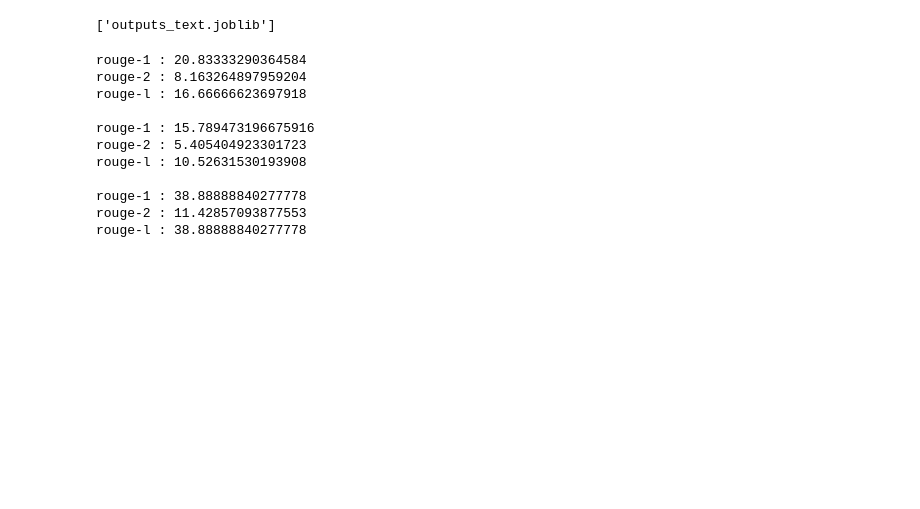
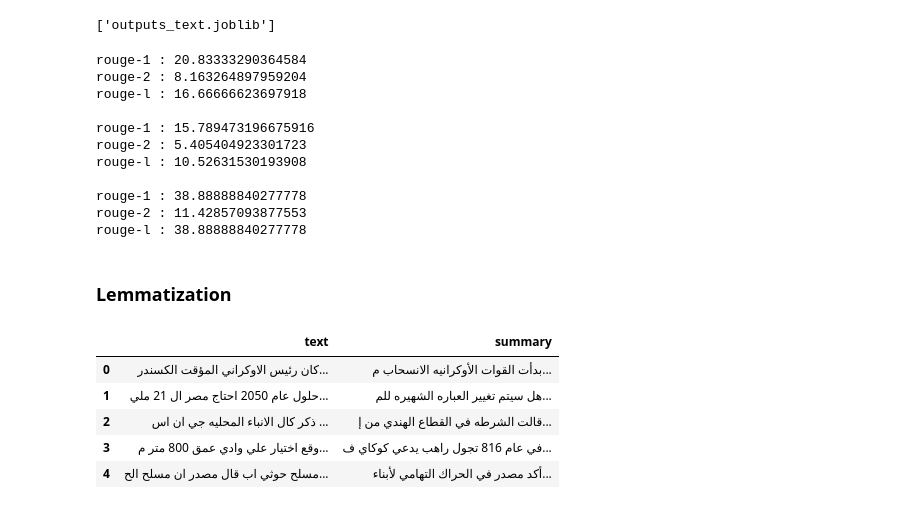
Before and after one commit to marwankhalid9876/NLP-Project, a Jupyter notebook: Training.ipynb, the cells around one changed output. Cells and saved outputs as stored; diff of their text form; code cells hidden in the pictures; blank space fills up the shorter version.

```diff
--- a/Training.ipynb
+++ b/Training.ipynb
@@ -192,3 +194,25 @@ rouge-l : 10.52631530193908
 rouge-1 : 38.88888840277778
 rouge-2 : 11.42857093877553
 rouge-l : 38.88888840277778
+# %% [markdown]
+### Lemmatization
+# %%
+df_train_x = train_inputs.copy().rename(columns={'Lemmatized_Text': 'text'})
+df_train_y = train_labels.copy().rename(columns={'cleaned_text': 'summary'})
+df_train = pd.concat([df_train_x['text'], df_train_y['summary']], axis=1)
+
+df_test_x = test_inputs.copy().rename(columns={'Lemmatized_Text': 'text'})
+df_test_y = test_labels.copy().rename(columns={'cleaned_text': 'summary'})
+df_test = pd.concat([df_test_x['text'], df_test_y['summary']], axis=1)
+
+df_val_x = validation_inputs.copy().rename(columns={'Lemmatized_Text': 'text'})
+df_val_y = validation_labels.copy().rename(columns={'cleaned_text': 'summary'})
+df_validation = pd.concat([df_val_x['text'], df_val_y['summary']], axis=1)
+df_train.head()
+# %% [output]
+|  | text | summary |
+| 0 | كان رئيس الاوكراني المؤقت الكسندر... | بدأت القوات الأوكرانيه الانسحاب م... |
+| 1 | حلول عام 2050 احتاج مصر ال 21 ملي... | هل سيتم تغيير العباره الشهيره للم... |
+| 2 | ذكر كال الانباء المحليه جي ان اس ... | قالت الشرطه في القطاع الهندي من إ... |
+| 3 | وقع اختيار علي وادي عمق 800 متر م... | في عام 816 تجول راهب يدعي كوكاي ف... |
+| 4 | مسلح حوثي اب قال مصدر ان مسلح الح... | أكد مصدر في الحراك التهامي لأبناء... |
```
Also changed, not shown: parts of 15 cells of this notebook, 4 other files.
